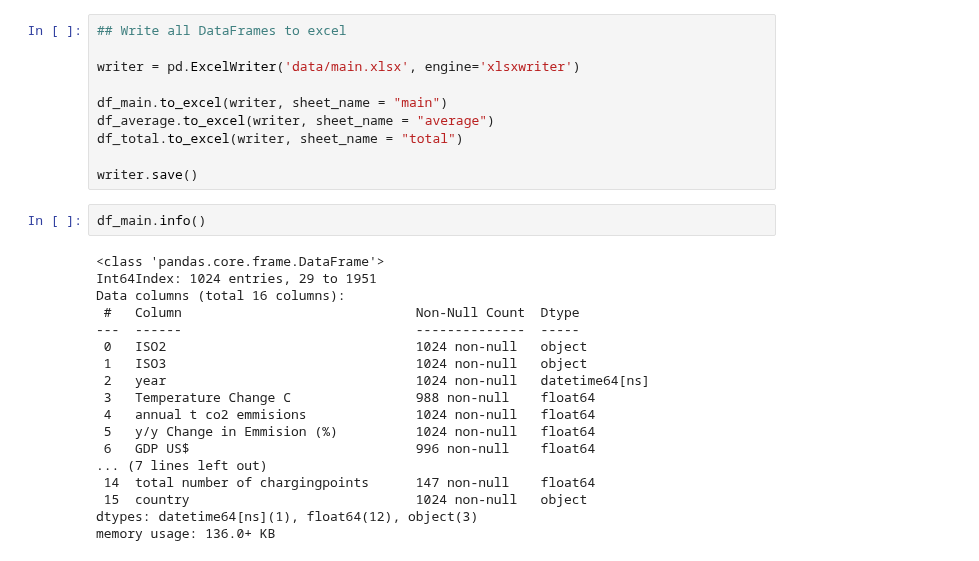
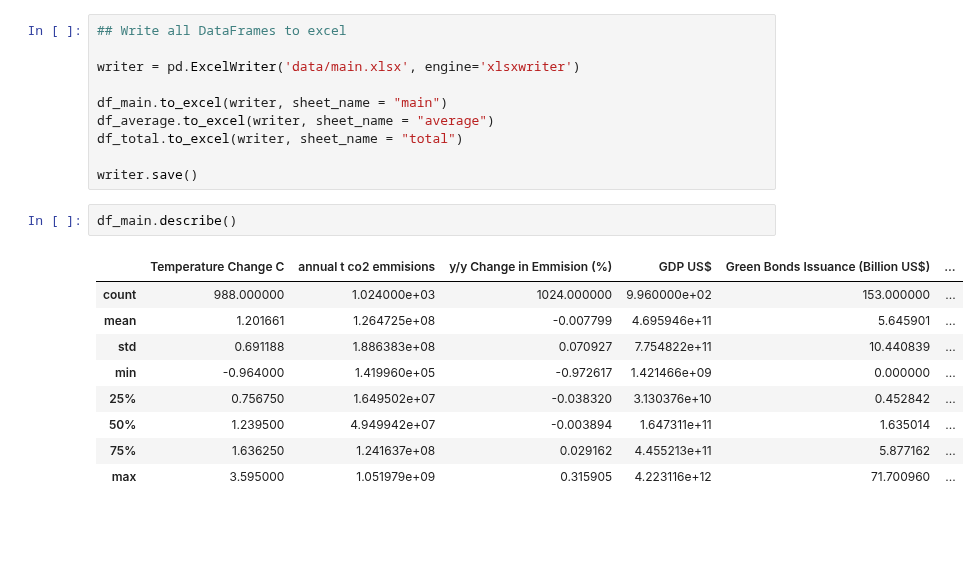
Before and after one commit to TrulsST/VisualAnalytics, a Jupyter notebook: Data_processing.ipynb, the cells around one changed output. Cells and saved outputs as stored; diff of their text form; blank space fills up the shorter version.

```diff
--- a/Data_processing.ipynb
+++ b/Data_processing.ipynb
@@ -576,23 +576,15 @@ df_average.to_excel(writer, sheet_name = "average")
 df_total.to_excel(writer, sheet_name = "total")
 
 writer.save()
-# %%
-df_main.info()
-# %% [output]
-<class 'pandas.core.frame.DataFrame'>
-Int64Index: 1024 entries, 29 to 1951
-Data columns (total 16 columns):
- #   Column                              Non-Null Count  Dtype
----  ------                              --------------  -----
- 0   ISO2                                1024 non-null   object
- 1   ISO3                                1024 non-null   object
- 2   year                                1024 non-null   datetime64[ns]
- 3   Temperature Change C                988 non-null    float64
- 4   annual t co2 emmisions              1024 non-null   float64
- 5   y/y Change in Emmision (%)          1024 non-null   float64
- 6   GDP US$                             996 non-null    float64
-... (7 lines left out)
- 14  total number of chargingpoints      147 non-null    float64
- 15  country                             1024 non-null   object
-dtypes: datetime64[ns](1), float64(12), object(3)
-memory usage: 136.0+ KB
+# %%
+df_main.describe()
+# %% [output]
+|  | Temperature Change C | annual t co2 emmisions | y/y Change in Emmision (%) | GDP US$ | Green Bonds Issuance (Billion US$) | ... |
+| count | 988.000000 | 1.024000e+03 | 1024.000000 | 9.960000e+02 | 153.000000 | ... |
+| mean | 1.201661 | 1.264725e+08 | -0.007799 | 4.695946e+11 | 5.645901 | ... |
+| std | 0.691188 | 1.886383e+08 | 0.070927 | 7.754822e+11 | 10.440839 | ... |
+| min | -0.964000 | 1.419960e+05 | -0.972617 | 1.421466e+09 | 0.000000 | ... |
+| 25% | 0.756750 | 1.649502e+07 | -0.038320 | 3.130376e+10 | 0.452842 | ... |
+| 50% | 1.239500 | 4.949942e+07 | -0.003894 | 1.647311e+11 | 1.635014 | ... |
+| 75% | 1.636250 | 1.241637e+08 | 0.029162 | 4.455213e+11 | 5.877162 | ... |
+| max | 3.595000 | 1.051979e+09 | 0.315905 | 4.223116e+12 | 71.700960 | ... |
```
Also changed, not shown: parts of 2 cells of this notebook, 3 other files.
